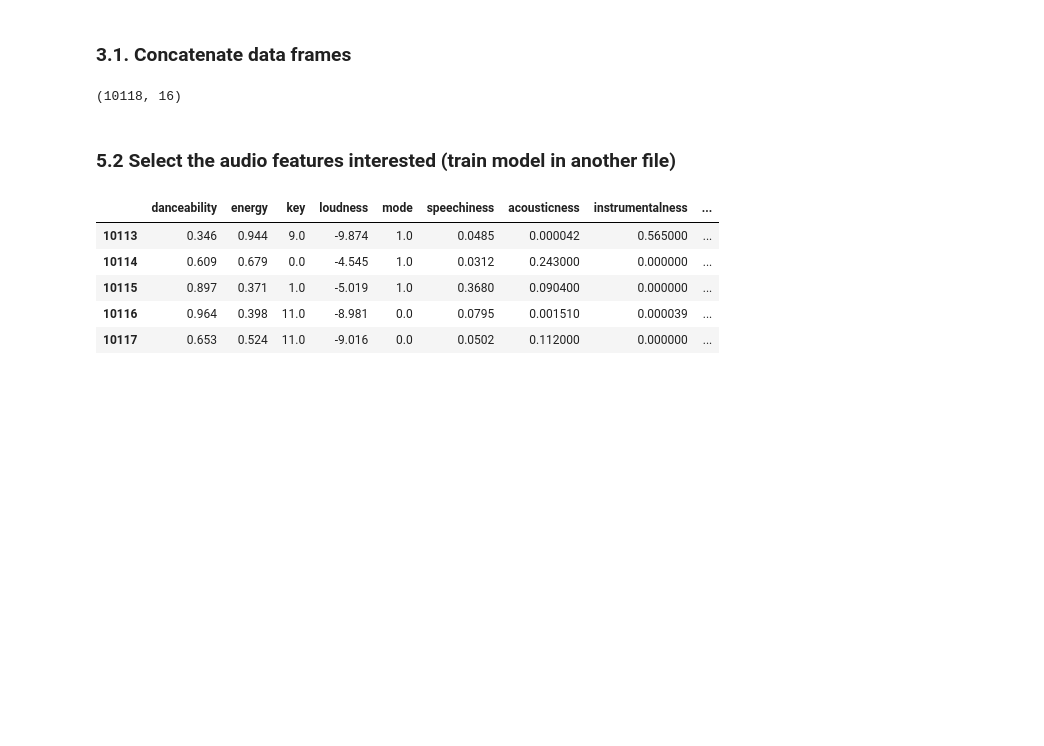
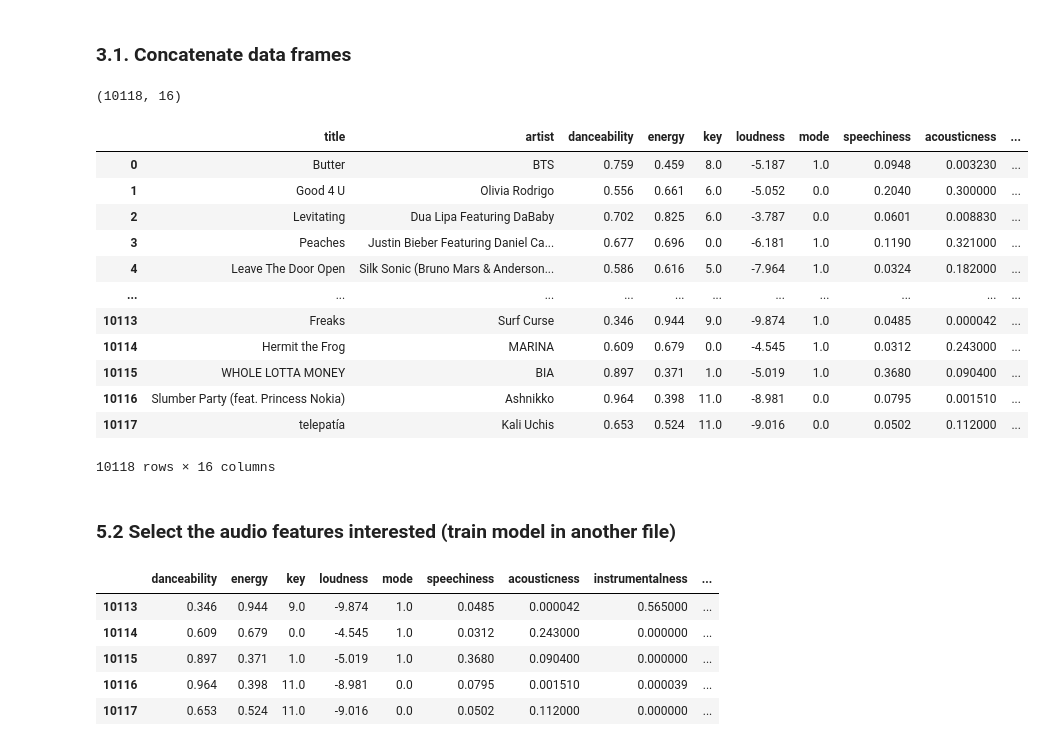
Before and after one commit to lauratll/Project_week3, a Jupyter notebook: project/CREATE 100 HOTSONGS AND SPOTY DB.ipynb, the cells around one changed output. Cells and saved outputs as stored; diff of their text form; code cells hidden in the pictures; blank space fills up the shorter version.

```diff
--- a/project/CREATE 100 HOTSONGS AND SPOTY DB.ipynb
+++ b/project/CREATE 100 HOTSONGS AND SPOTY DB.ipynb
@@ -512,5 +521,21 @@ all_df.shape
 all_df = all_df.reset_index()
 # %%
 all_df = all_df.iloc[:,1:]
+# %%
+all_df
+# %% [output]
+|  | title | artist | danceability | energy | key | loudness | mode | speechiness | acousticness | ... |
+| 0 | Butter | BTS | 0.759 | 0.459 | 8.0 | -5.187 | 1.0 | 0.0948 | 0.003230 | ... |
+| 1 | Good 4 U | Olivia Rodrigo | 0.556 | 0.661 | 6.0 | -5.052 | 0.0 | 0.2040 | 0.300000 | ... |
+| 2 | Levitating | Dua Lipa Featuring DaBaby | 0.702 | 0.825 | 6.0 | -3.787 | 0.0 | 0.0601 | 0.008830 | ... |
+| 3 | Peaches | Justin Bieber Featuring Daniel Ca... | 0.677 | 0.696 | 0.0 | -6.181 | 1.0 | 0.1190 | 0.321000 | ... |
+| 4 | Leave The Door Open | Silk Sonic (Bruno Mars & Anderson... | 0.586 | 0.616 | 5.0 | -7.964 | 1.0 | 0.0324 | 0.182000 | ... |
+| ... | ... | ... | ... | ... | ... | ... | ... | ... | ... | ... |
+| 10113 | Freaks | Surf Curse | 0.346 | 0.944 | 9.0 | -9.874 | 1.0 | 0.0485 | 0.000042 | ... |
+| 10114 | Hermit the Frog | MARINA | 0.609 | 0.679 | 0.0 | -4.545 | 1.0 | 0.0312 | 0.243000 | ... |
+| 10115 | WHOLE LOTTA MONEY | BIA | 0.897 | 0.371 | 1.0 | -5.019 | 1.0 | 0.3680 | 0.090400 | ... |
+| 10116 | Slumber Party (feat. Princess Nokia) | Ashnikko | 0.964 | 0.398 | 11.0 | -8.981 | 0.0 | 0.0795 | 0.001510 | ... |
+| 10117 | telepatía | Kali Uchis | 0.653 | 0.524 | 11.0 | -9.016 | 0.0 | 0.0502 | 0.112000 | ... |
+10118 rows × 16 columns
 # %%
 # # test
```
Also changed, not shown: parts of 13 cells of this notebook, 7 other files.
